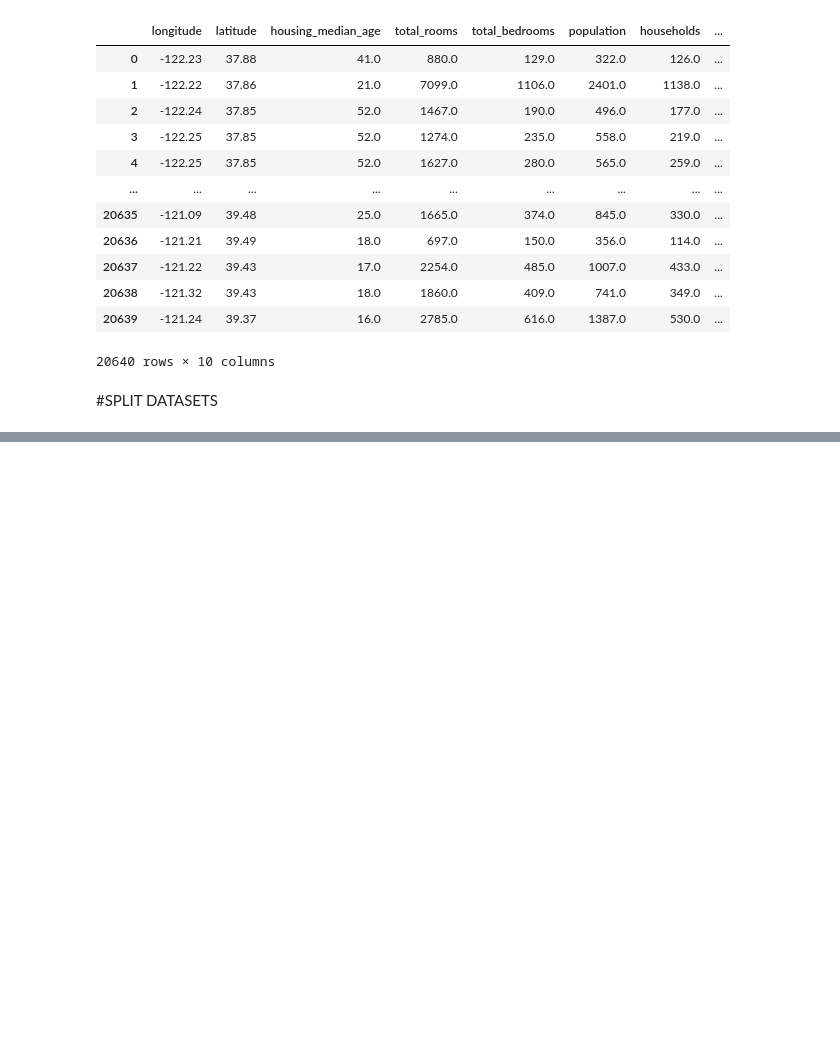
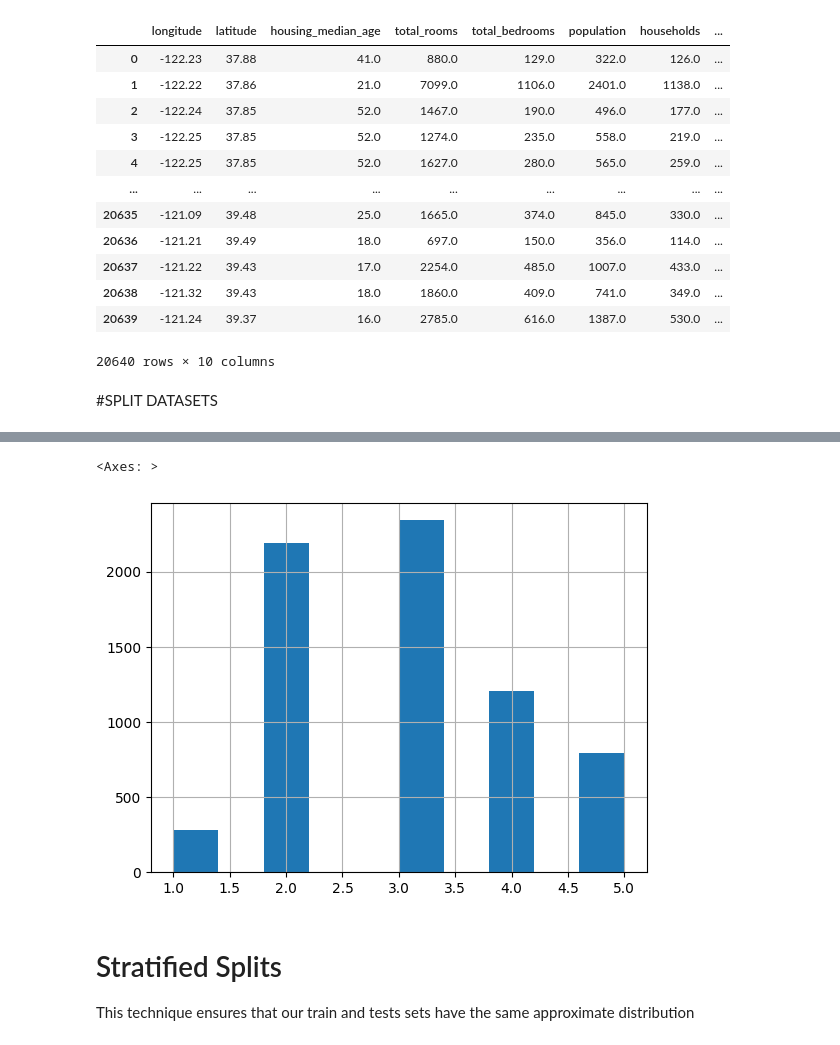
Before and after one commit to InquisitorFury/House-real-estate-prediction-, a Jupyter notebook: code.ipynb, the cells around one changed output, grey strips where cells are left out. Saved outputs shown, nothing was run; the diff lists cells and outputs as text; code cells hidden in the pictures; blank space fills up the shorter version.

```diff
--- a/code.ipynb
+++ b/code.ipynb
@@ -119,0 +151,9 @@ from sklearn.model_selection import train_test_split
+# %%
+#incase
+X_test["income_cat"].hist()
+# %% [output]
+<Axes: >
+[figure, added]
+# %% [markdown]
+# Stratified Splits
+This technique ensures that our train and tests sets have the same approximate distribution
```
Also changed, not shown: parts of 22 cells of this notebook, 1 other file.
